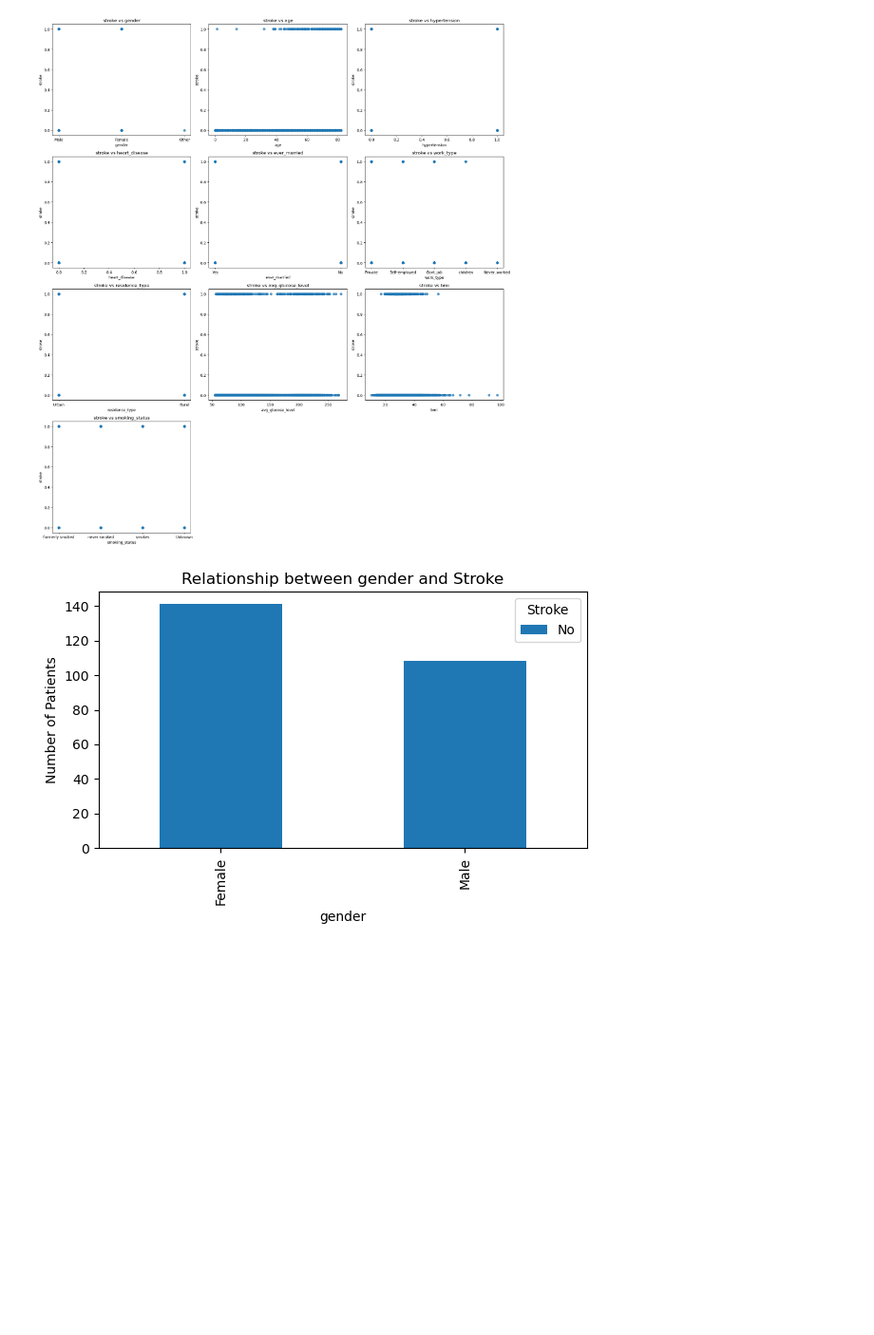
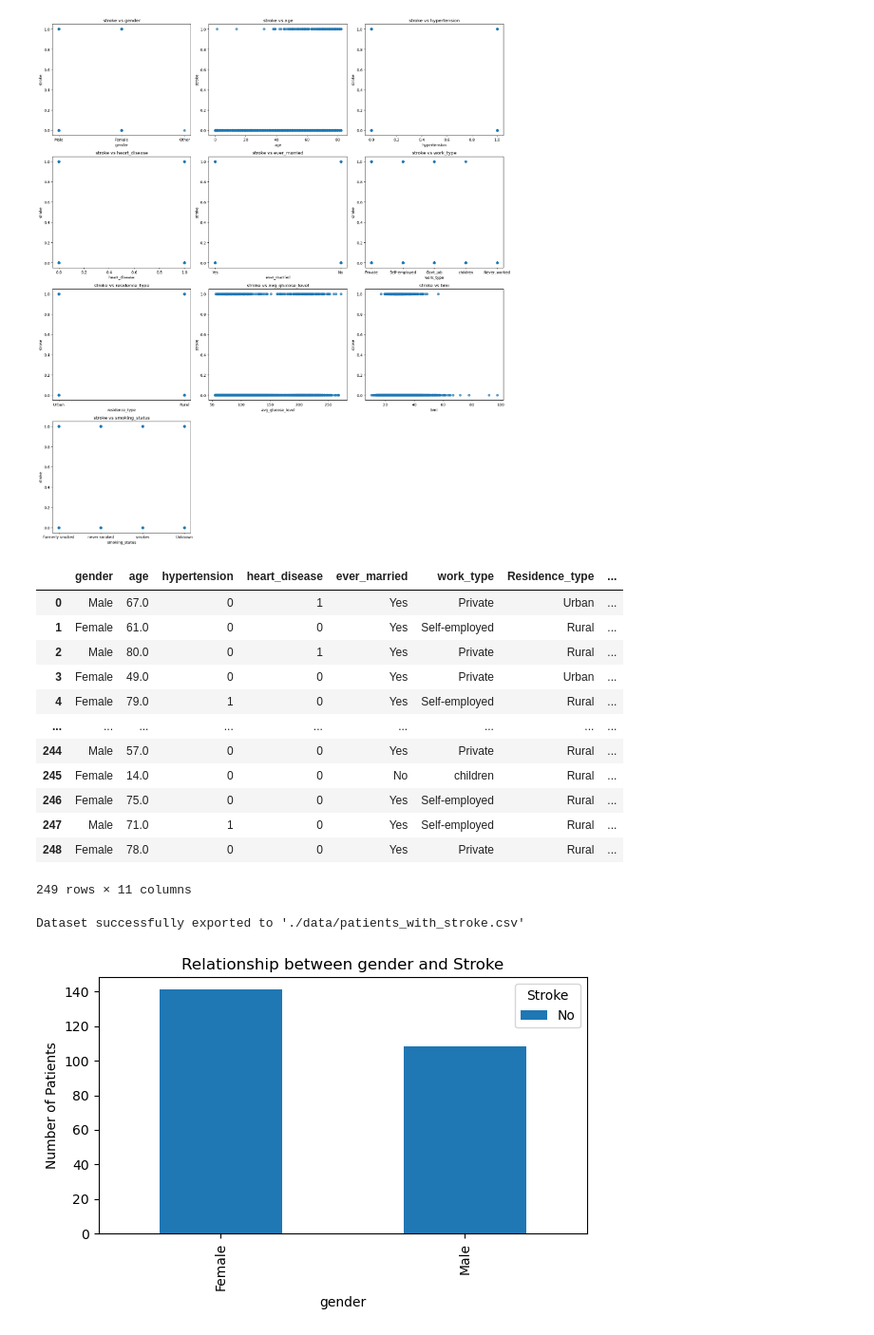
Before and after one commit to mlopezza/stroke-prediction, a Jupyter notebook: data_exploration.ipynb, the cells around one changed output. Shown at 95% size. Cells and saved outputs as stored; diff of their text form; code cells hidden in the pictures; blank space fills up the shorter version.

Commit message:
patients with stroke dataset creation

```diff
--- a/data_exploration.ipynb
+++ b/data_exploration.ipynb
@@ -279,6 +279,29 @@ feature_names = stroke_copy.columns
 plot_target_vs_features(stroke_copy, feature_names, 'stroke')
 # %% [output]
 [figure]
+# %%
+with_stroke
+# %% [output]
+|  | gender | age | hypertension | heart_disease | ever_married | work_type | Residence_type | ... |
+| 0 | Male | 67.0 | 0 | 1 | Yes | Private | Urban | ... |
+| 1 | Female | 61.0 | 0 | 0 | Yes | Self-employed | Rural | ... |
+| 2 | Male | 80.0 | 0 | 1 | Yes | Private | Rural | ... |
+| 3 | Female | 49.0 | 0 | 0 | Yes | Private | Urban | ... |
+| 4 | Female | 79.0 | 1 | 0 | Yes | Self-employed | Rural | ... |
+| ... | ... | ... | ... | ... | ... | ... | ... | ... |
+| 244 | Male | 57.0 | 0 | 0 | Yes | Private | Rural | ... |
+| 245 | Female | 14.0 | 0 | 0 | No | children | Rural | ... |
+| 246 | Female | 75.0 | 0 | 0 | Yes | Self-employed | Rural | ... |
+| 247 | Male | 71.0 | 1 | 0 | Yes | Self-employed | Rural | ... |
+| 248 | Female | 78.0 | 0 | 0 | Yes | Private | Rural | ... |
+249 rows × 11 columns
+# %%
+# Export the with_stroke dataset to a CSV file
+# The file will be saved in the data directory
+with_stroke.to_csv('./data/patients_with_stroke.csv', index=False)
+print("Dataset successfully exported to './data/patients_with_stroke.csv'")
+# %% [output]
+Dataset successfully exported to './data/patients_with_stroke.csv'
 # %%
 # Get feature names and plot patients with stroke
 
```
Also changed, not shown: parts of 3 cells of this notebook, 1 other file.
